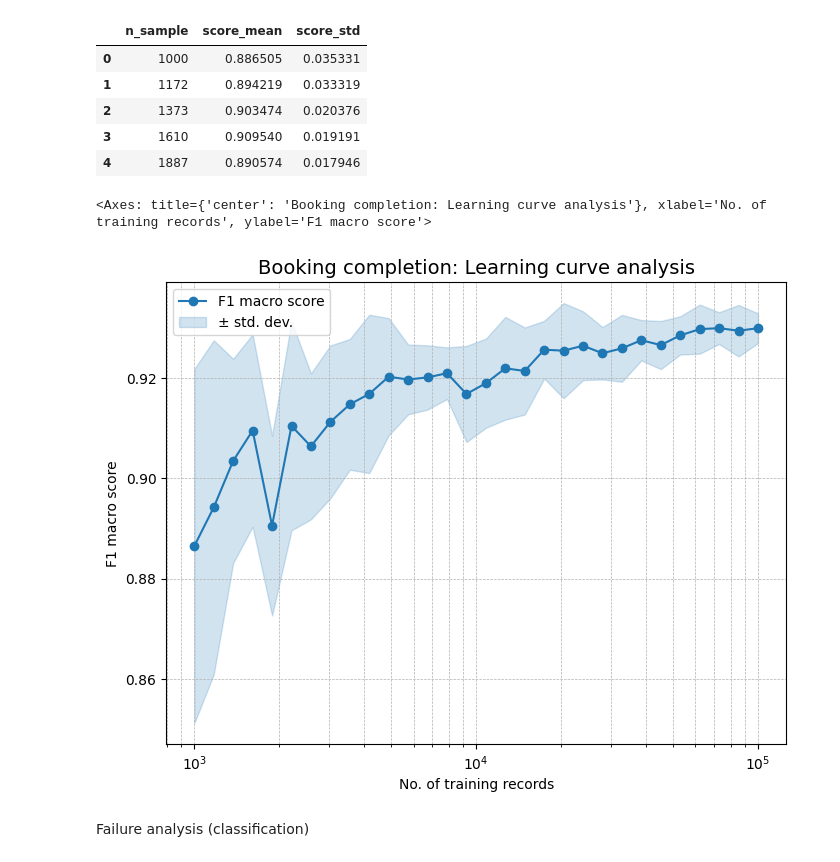
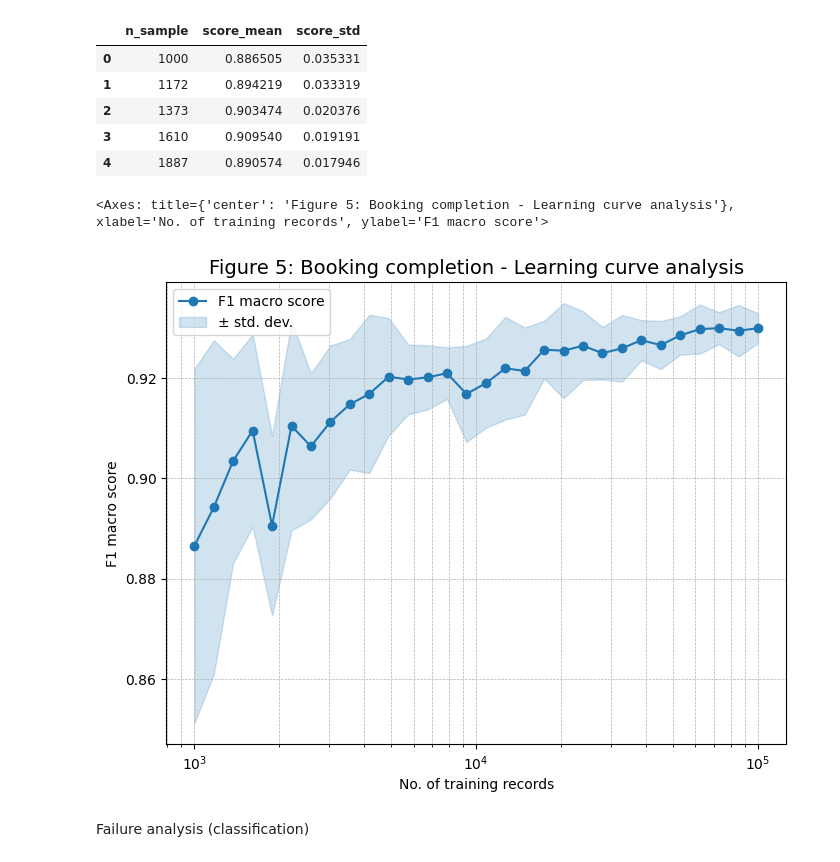
Before and after one commit to NDuan-510/MADS-MS2-Uber-Analysis, a Jupyter notebook: 4.4. Supervised Model evaluation & Failure analysis (booking completion) (fulldata).ipynb, the cells around one changed output. Drawn from its saved outputs; the diff is of its cells as text; code cells hidden in the pictures.

```diff
--- a/4.4. Supervised Model evaluation & Failure analysis (booking completion) (fulldata).ipynb
+++ b/4.4. Supervised Model evaluation & Failure analysis (booking completion) (fulldata).ipynb
@@ -63,9 +63,9 @@ split_df = pd.read_csv(os.path.join(base_directory, 'split_assignments_classific
                        )
 
 if use_lite_version:
-    model_data =pd.read_csv('ncr_ride_bookings_with_weather_filled_scaled_short___target_completed___top20_s30.csv')
+    model_data =pd.read_csv('datasets/processed/ncr_ride_bookings_with_weather_filled_scaled_short___target_completed___top20_s30.csv')
 else:
-    model_data =pd.read_csv('ncr_ride_bookings_with_weather_filled_scaled_short.csv')
+    model_data =pd.read_csv('datasets/processed/ncr_ride_bookings_with_weather_filled_scaled_short.csv')
 # %%
 feature_cols = [re.sub(r'^num__', '', name) for name in model[0].get_feature_names_out()]
 feature_cols = [re.sub(r'cat__', '', name) for name in feature_cols]
@@ -331,17 +331,17 @@ result_df.head(5)
 # %%
 # Learning curve plot
 
 classify_vis_obj.learning_curve_plot(
     np.logspace(3,5,30).astype(int),
     result_df.score_mean,
     result_df.score_std,
     log_sample=True,
     metric_label='F1 macro score',
-    title = 'Booking completion: Learning curve analysis'
+    title = 'Figure 5: Booking completion - Learning curve analysis'
     )
 # %% [output]
-<Axes: title={'center': 'Booking completion: Learning curve analysis'}, xlabel='No. of training records', ylabel='F1 macro score'>
+<Axes: title={'center': 'Figure 5: Booking completion - Learning curve analysis'}, xlabel='No. of training records', ylabel='F1 macro score'>
-[figure, old version]
+[figure, new version]
 # %% [markdown]
 Failure analysis (classification)
 # %% [markdown]
```
Also changed, not shown: parts of 4 cells of this notebook, 7 other files.
